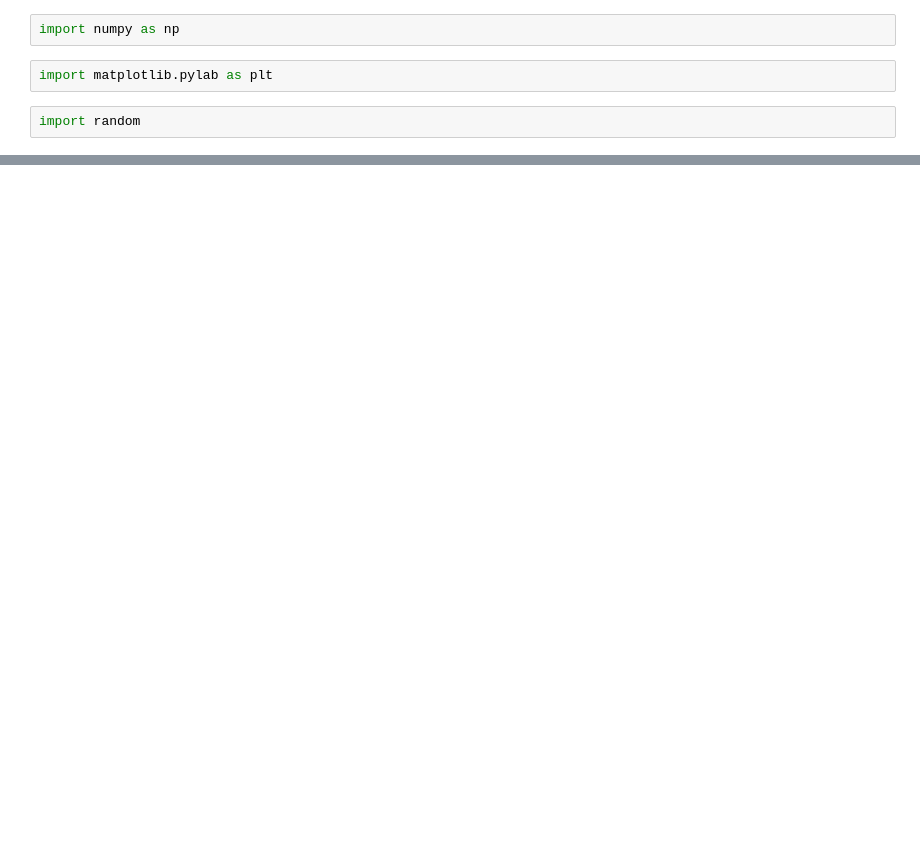
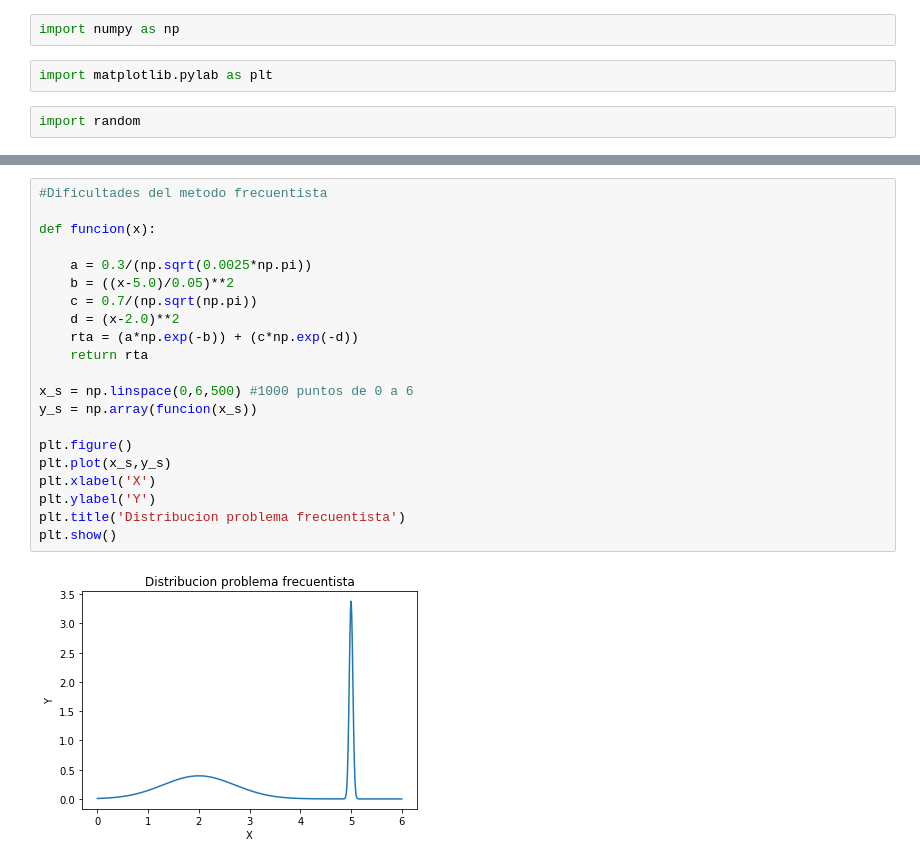
Before and after one commit to Angelicarjs/AngelicaMoreno_bonofinal, a Jupyter notebook: AngelicaMoreno_bonofinal.ipynb, the cells around one changed output, grey strips where cells are left out. Drawn from its saved outputs; the diff is of its cells as text; blank space fills up the shorter version.

Commit message:
Add files via upload
Hasta dificultades del metodo frecuentista OK

```diff
--- a/AngelicaMoreno_bonofinal.ipynb
+++ b/AngelicaMoreno_bonofinal.ipynb
@@ -34,0 +36,23 @@ plt.show()
+# %%
+#Dificultades del metodo frecuentista
+
+def funcion(x):
+
+    a = 0.3/(np.sqrt(0.0025*np.pi))
+    b = ((x-5.0)/0.05)**2
+    c = 0.7/(np.sqrt(np.pi))
+    d = (x-2.0)**2
+    rta = (a*np.exp(-b)) + (c*np.exp(-d))
+    return rta
+
+x_s = np.linspace(0,6,500) #1000 puntos de 0 a 6
+y_s = np.array(funcion(x_s))
+
+plt.figure()
+plt.plot(x_s,y_s)
+plt.xlabel('X')
+plt.ylabel('Y')
+plt.title('Distribucion problema frecuentista')
+plt.show()
+# %% [output]
+[figure, added]
```
Also changed, not shown: parts of 2 cells of this notebook.
